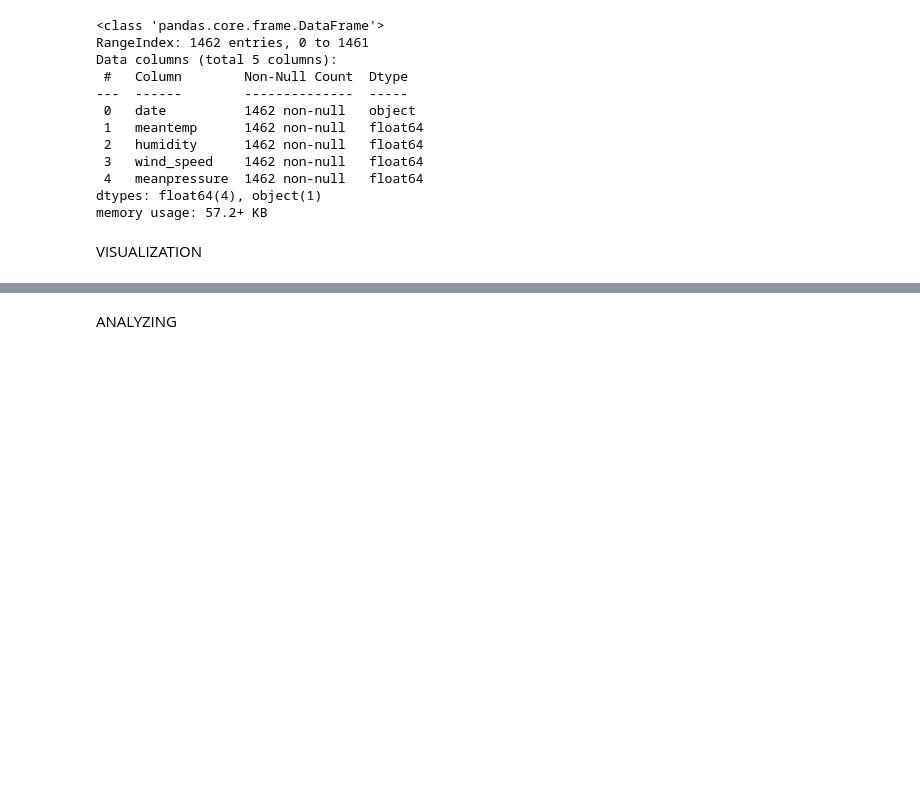
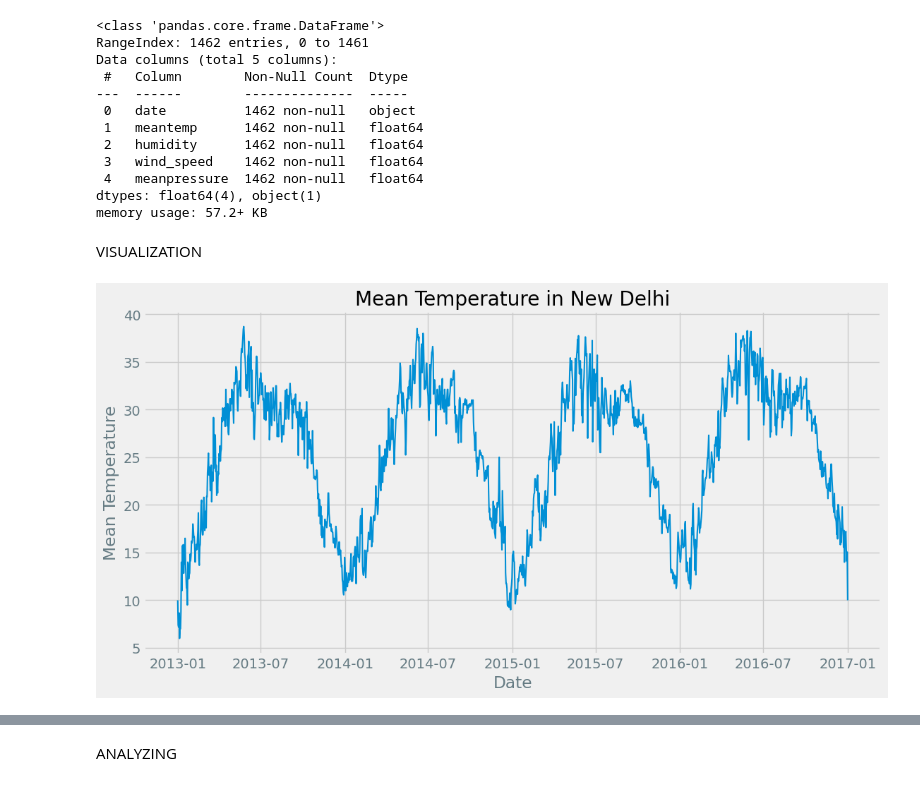
Before and after one commit to tranvietcuong03/weather_forecasting, a Jupyter notebook: main.ipynb, the cells around one changed output, grey strips where cells are left out. Saved outputs shown, nothing was run; the diff lists cells and outputs as text; code cells hidden in the pictures; blank space fills up the shorter version.

```diff
--- a/main.ipynb
+++ b/main.ipynb
@@ -65,0 +54,9 @@ fg.show()
+# %%
+plt.figure(figsize=(12, 6))
+plt.plot(df['date'], df['meantemp'], linewidth=1.5)
+plt.title('Mean Temperature in New Delhi')
+plt.xlabel('Date')
+plt.ylabel('Mean Temperature')
+plt.show()
+# %% [output]
+[figure, added]
```
Also changed, not shown: parts of 8 cells of this notebook.
